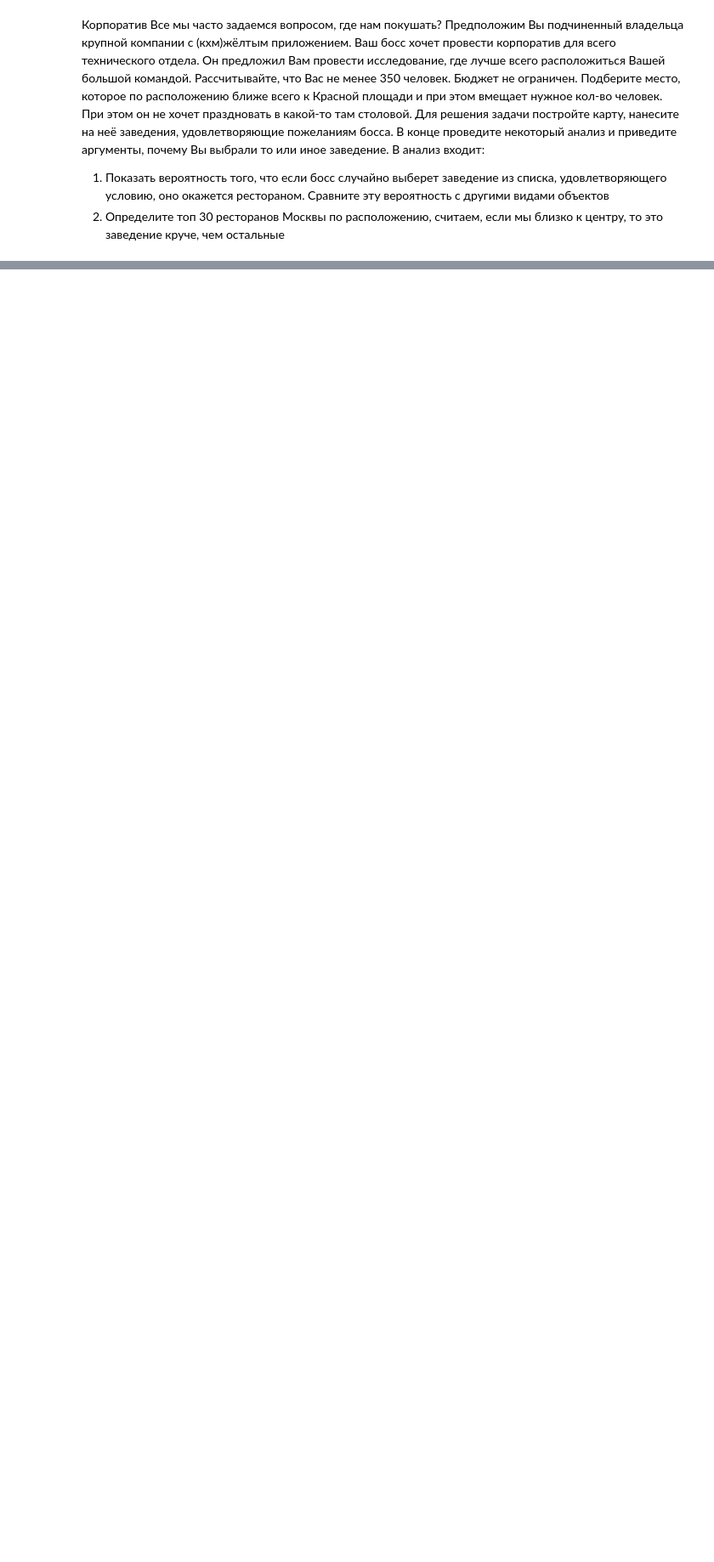
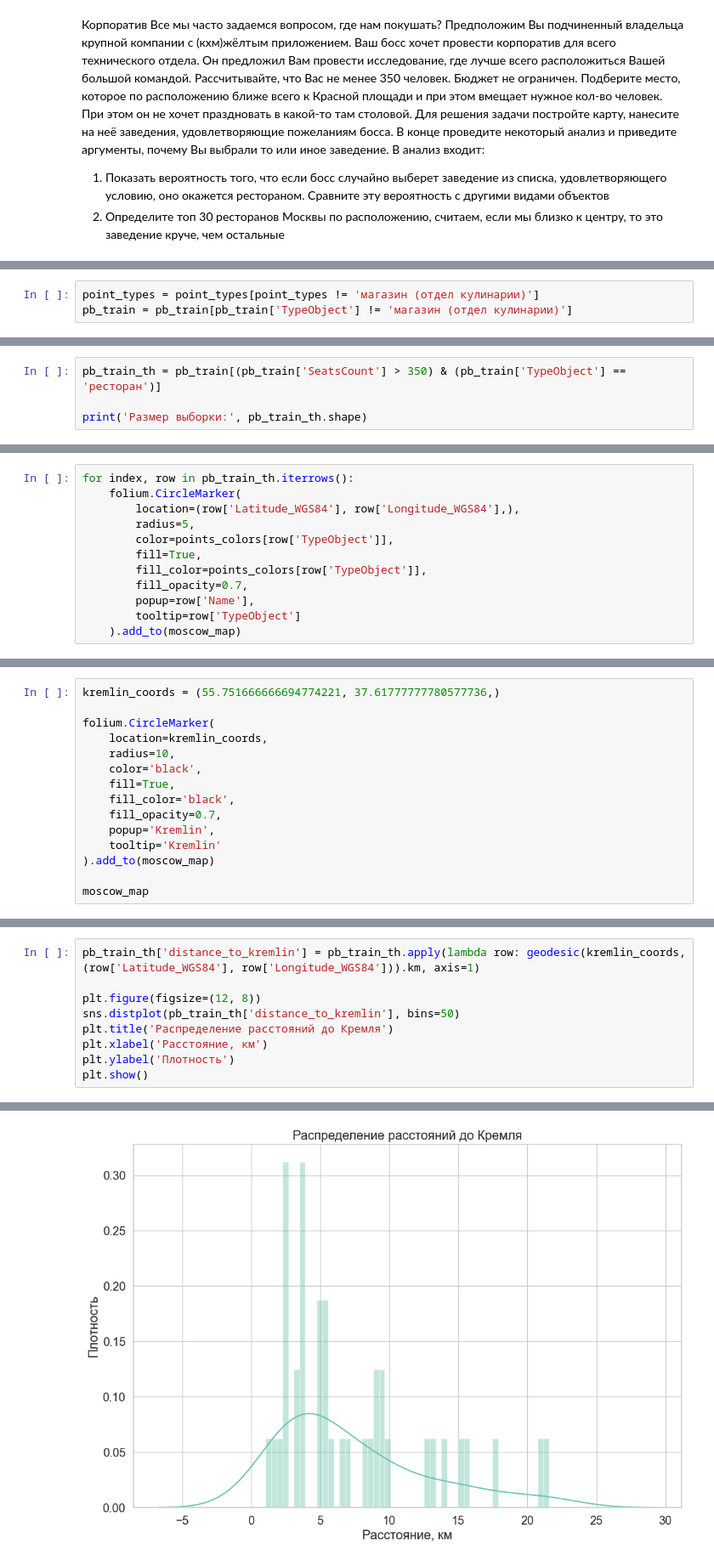
Before and after one commit to Arslan223/Corporate, a Jupyter notebook: corporate-research.ipynb, the cells around one changed output, grey strips where cells are left out. Shown at 85% size. Saved outputs shown, nothing was run; the diff lists cells and outputs as text; blank space fills up the shorter version.

```diff
--- a/corporate-research.ipynb
+++ b/corporate-research.ipynb
@@ -14,0 +57,3 @@ sns.set(style='whitegrid', font_scale=1.3, palette='Set2')
+# %%
+point_types = point_types[point_types != 'магазин (отдел кулинарии)']
+pb_train = pb_train[pb_train['TypeObject'] != 'магазин (отдел кулинарии)']
@@ -14,0 +81,4 @@ sns.set(style='whitegrid', font_scale=1.3, palette='Set2')
+# %%
+pb_train_th = pb_train[(pb_train['SeatsCount'] > 350) & (pb_train['TypeObject'] == 'ресторан')]
+
+print('Размер выборки:', pb_train_th.shape)
@@ -14,0 +89,12 @@ sns.set(style='whitegrid', font_scale=1.3, palette='Set2')
+# %%
+for index, row in pb_train_th.iterrows():
+    folium.CircleMarker(
+        location=(row['Latitude_WGS84'], row['Longitude_WGS84'],),
+        radius=5,
+        color=points_colors[row['TypeObject']],
+        fill=True,
+        fill_color=points_colors[row['TypeObject']],
+        fill_opacity=0.7,
+        popup=row['Name'],
+        tooltip=row['TypeObject']
+    ).add_to(moscow_map)
@@ -14,0 +103,15 @@ sns.set(style='whitegrid', font_scale=1.3, palette='Set2')
+# %%
+kremlin_coords = (55.751666666694774221, 37.61777777780577736,)
+
+folium.CircleMarker(
+    location=kremlin_coords,
+    radius=10,
+    color='black',
+    fill=True,
+    fill_color='black',
+    fill_opacity=0.7,
+    popup='Kremlin',
+    tooltip='Kremlin'
+).add_to(moscow_map)
+
+moscow_map
@@ -14,0 +122,10 @@ sns.set(style='whitegrid', font_scale=1.3, palette='Set2')
+# %%
+pb_train_th['distance_to_kremlin'] = pb_train_th.apply(lambda row: geodesic(kremlin_coords, (row['Latitude_WGS84'], row['Longitude_WGS84'])).km, axis=1)
+
+plt.figure(figsize=(12, 8))
+sns.distplot(pb_train_th['distance_to_kremlin'], bins=50)
+plt.title('Распределение расстояний до Кремля')
+plt.xlabel('Расстояние, км')
+plt.ylabel('Плотность')
+plt.show()
+# %% [output]
@@ -14,0 +147 @@ sns.set(style='whitegrid', font_scale=1.3, palette='Set2')
+[figure, added]
```
Also changed, not shown: parts of 31 cells of this notebook, 2 other files.
